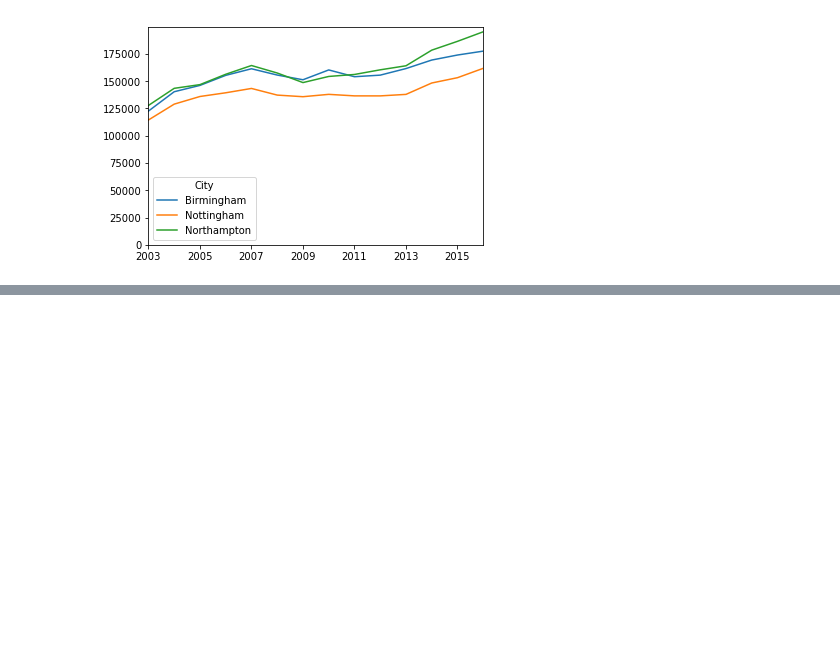
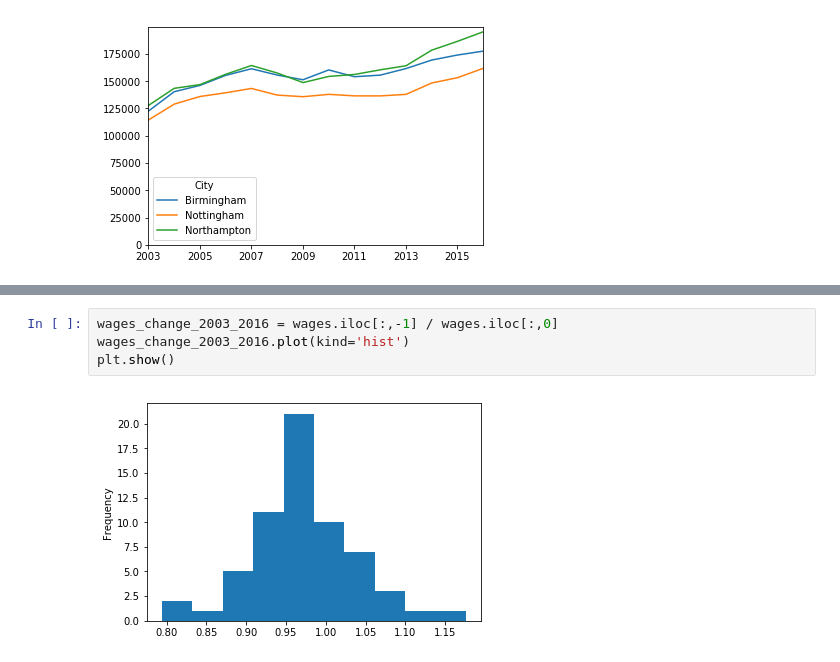
Before and after one commit to IvanTodorovic78/Capstone1, a Jupyter notebook: Capstone1 EDA and Visualizations.ipynb, the cells around one changed output, grey strips where cells are left out. Drawn from its saved outputs; the diff is of its cells as text; blank space fills up the shorter version.

```diff
--- a/Capstone1 EDA and Visualizations.ipynb
+++ b/Capstone1 EDA and Visualizations.ipynb
@@ -242,0 +390,6 @@ plt.show()
+# %%
+wages_change_2003_2016 = wages.iloc[:,-1] / wages.iloc[:,0]
+wages_change_2003_2016.plot(kind='hist')
+plt.show()
+# %% [output]
+[figure, added]
```
Also changed, not shown: parts of 63 cells of this notebook.
